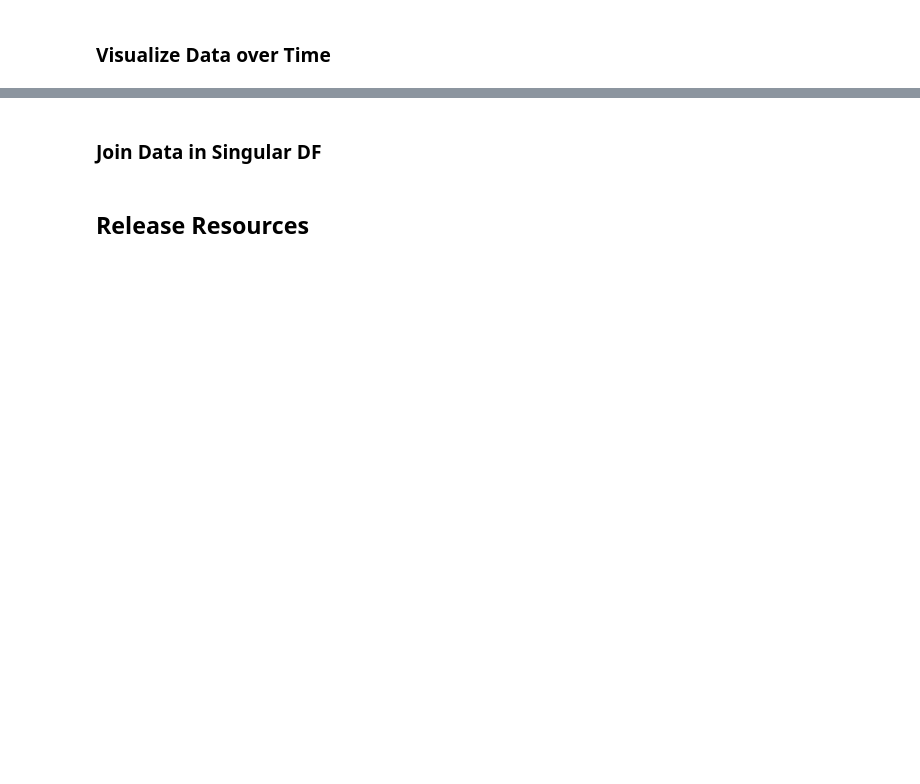
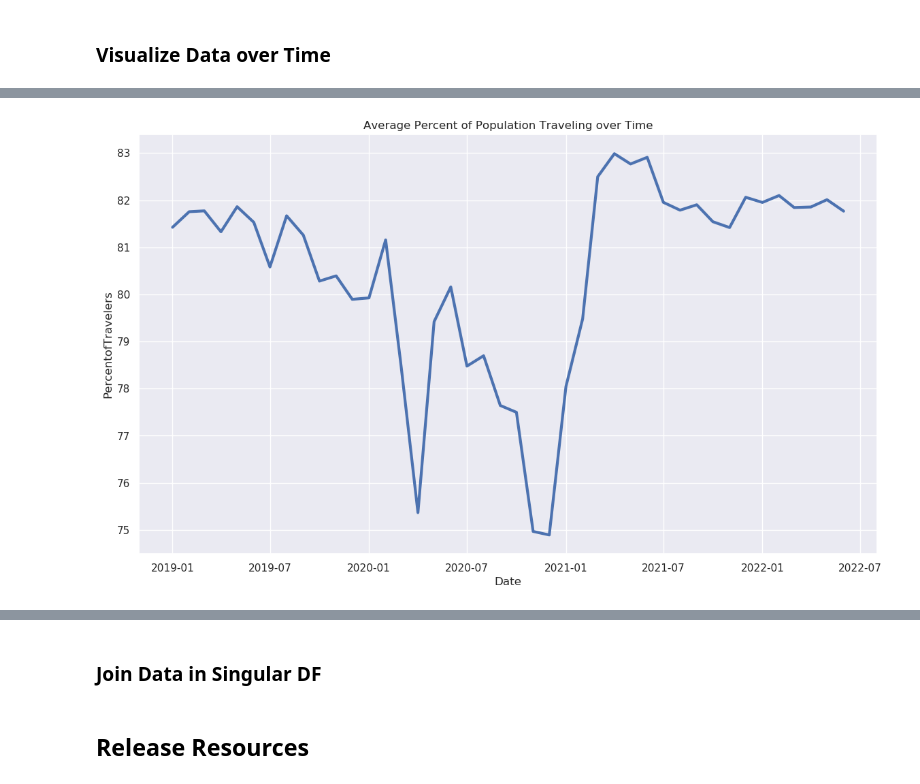
Before and after one commit to hdavis-sandiego/ADS508-Final, a Jupyter notebook: ads508project.ipynb, the cells around one changed output, grey strips where cells are left out. Drawn from its saved outputs; the diff is of its cells as text; code cells hidden in the pictures; blank space fills up the shorter version.

```diff
--- a/ads508project.ipynb
+++ b/ads508project.ipynb
@@ -223,0 +266,5 @@ tripsurvey['Date'] = pd.to_datetime(tripsurvey[['Year', 'Month']].assign(DAY=1))
+# %%
+#Group population traveling from survey data
+
+tripsurvey_grouped_travelerperc = tripsurvey.groupby(['Date'], as_index=False)['PercentofTravelers'].mean()
+tripsurvey_grouped_travelerperc.head()
@@ -238,0 +333,9 @@ plt.show()
+# %%
+sns.set_style('darkgrid')
+sns.set(rc={'figure.figsize':(14,8)})
+
+ax = sns.lineplot(data=tripsurvey_grouped_travelerperc, x ='Date', y = 'PercentofTravelers', palette='viridis', lw=3)
+plt.title("Average Percent of Population Traveling over Time")
+plt.show()
+# %% [output]
+[figure, added]
```
Also changed, not shown: parts of 14 cells of this notebook.
